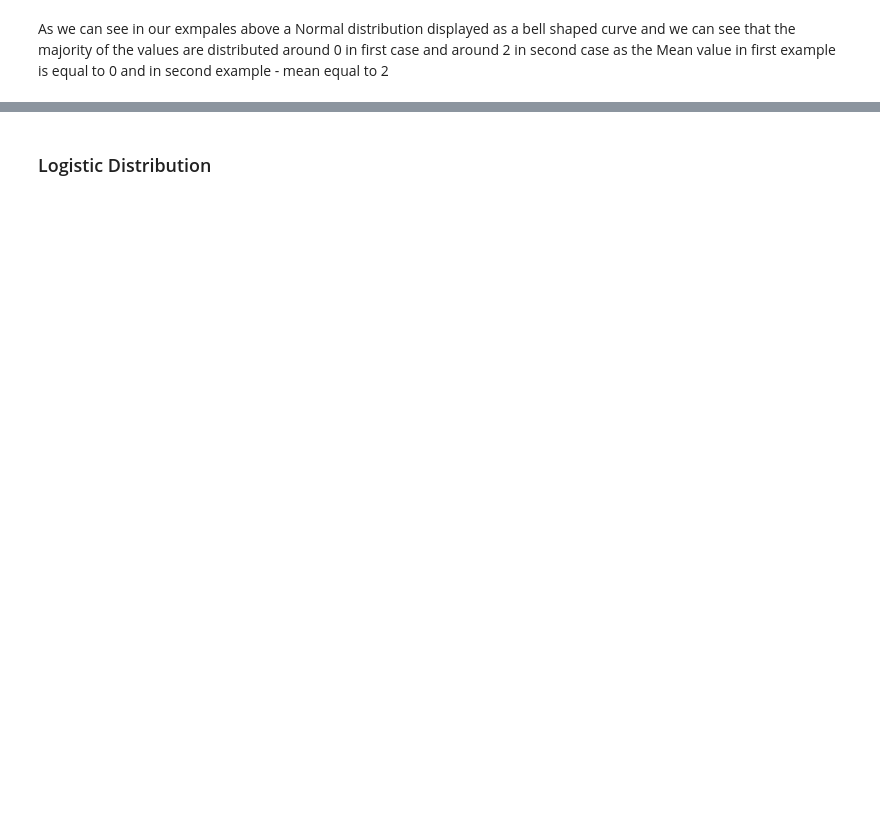
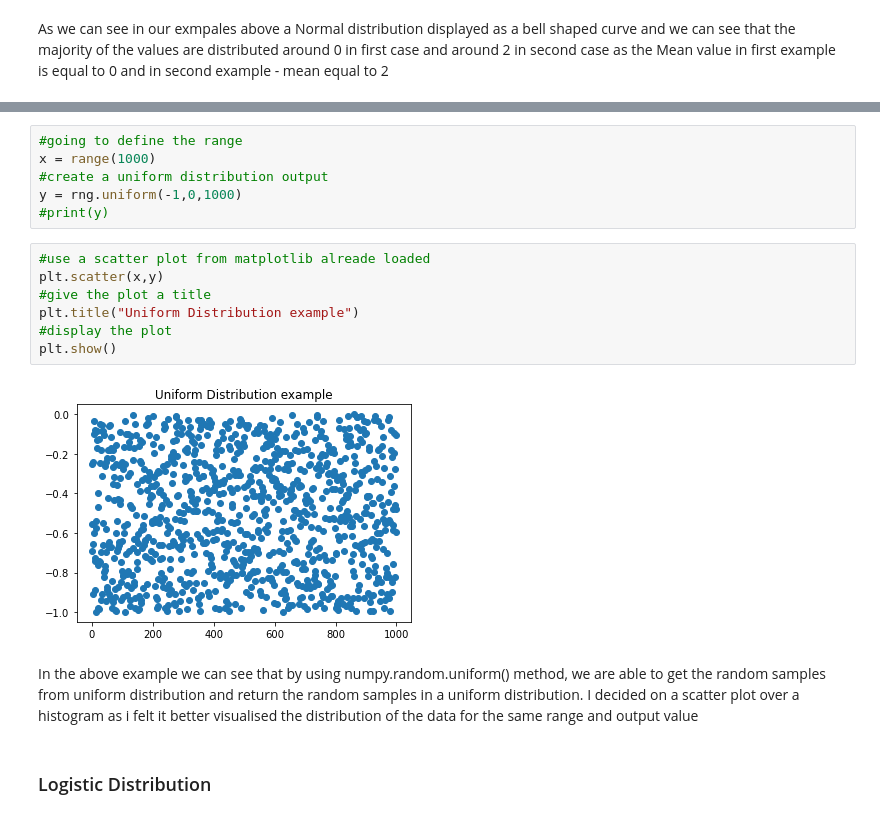
Before and after one commit to brendantipp/sem2_prog_data_analysis_assignment, a Jupyter notebook: explaining.numpy.random.ipynb, the cells around one changed output, grey strips where cells are left out. Saved outputs shown, nothing was run; the diff lists cells and outputs as text; blank space fills up the shorter version.

Commit message:
added uniform distrubtion content and graphed

```diff
--- a/explaining.numpy.random.ipynb
+++ b/explaining.numpy.random.ipynb
@@ -247,3 +263,20 @@ As we can see in our exmpales above a Normal distribution displayed as a bell sh
+# %%
+#going to define the range
+x = range(1000)
+#create a uniform distribution output
+y = rng.uniform(-1,0,1000)
+#print(y)
+# %%
+#use a scatter plot from matplotlib alreade loaded
+plt.scatter(x,y)
+#give the plot a title
+plt.title("Uniform Distribution example")
+#display the plot
+plt.show()
+# %% [output]
+[figure, added]
+# %% [markdown]
+In the above example we can see that by using numpy.random.uniform() method, we are able to get the random samples from uniform distribution and return the random samples in a uniform distribution. I decided on a scatter plot over a histogram as i felt it better visualised the distribution of the data for the same range and output value
 # %% [markdown]
 ### Logistic Distribution
 # %% [markdown]
```
Also changed, not shown: parts of 20 cells of this notebook.
